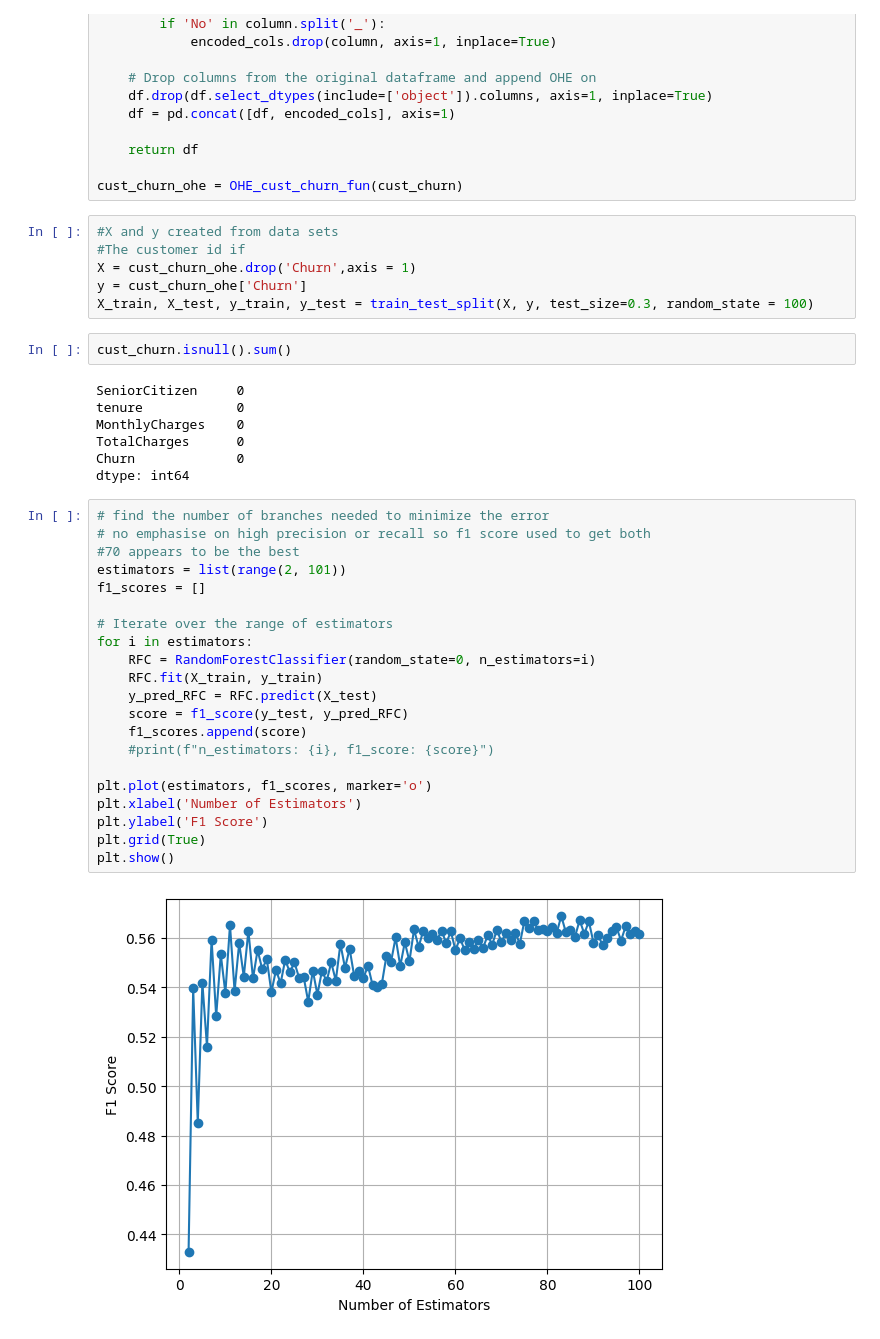
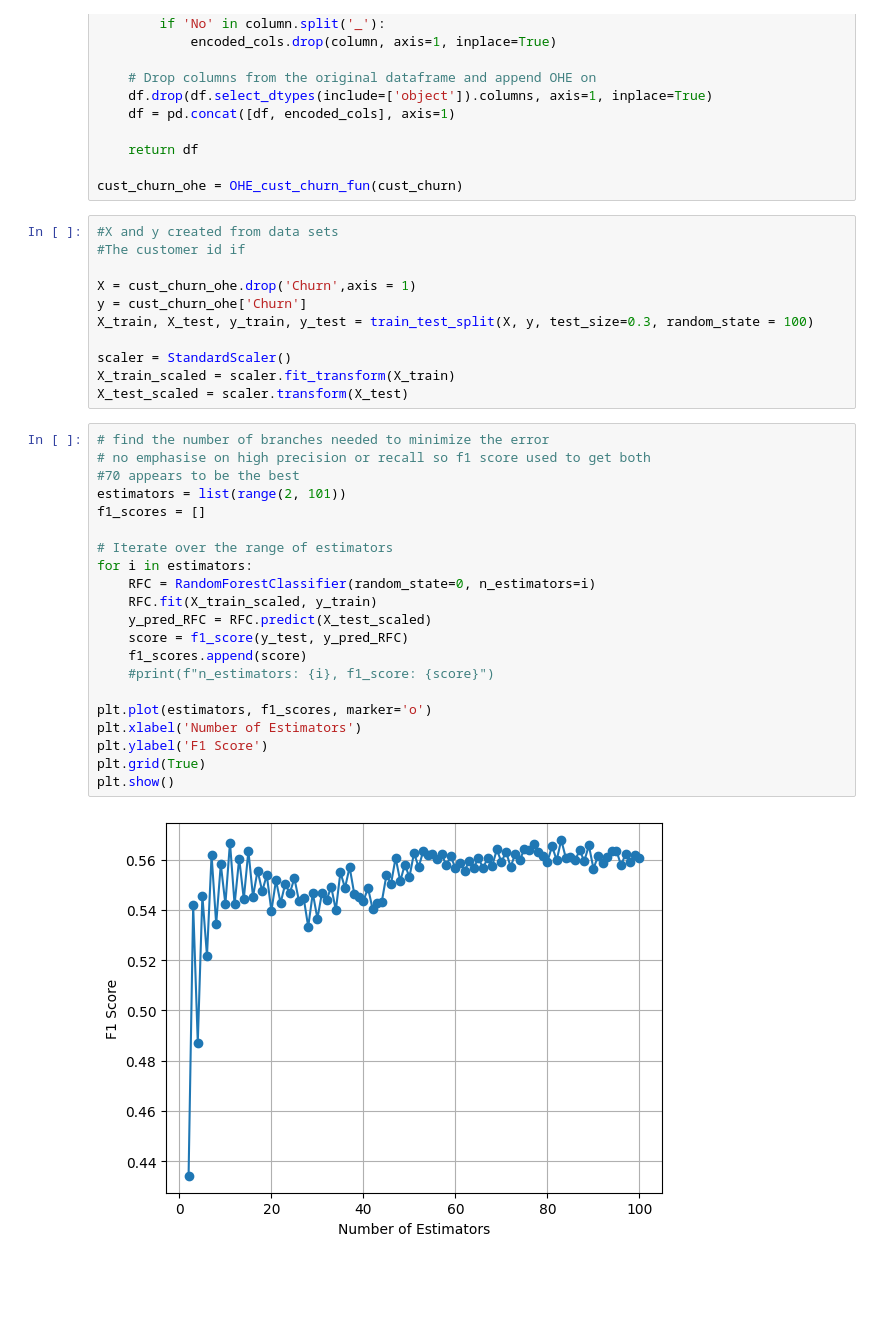
Before and after one commit to Benedictgr97/Customer-churn-prediction, a Jupyter notebook: Teleco customer churn.ipynb, the cells around one changed output. Cells and saved outputs as stored; diff of their text form; blank space fills up the shorter version.

```diff
--- a/Teleco customer churn.ipynb
+++ b/Teleco customer churn.ipynb
@@ -133,40 +131,36 @@ cust_churn_ohe = OHE_cust_churn_fun(cust_churn)
 # %%
 #X and y created from data sets
 #The customer id if
+
 X = cust_churn_ohe.drop('Churn',axis = 1)
 y = cust_churn_ohe['Churn']
 X_train, X_test, y_train, y_test = train_test_split(X, y, test_size=0.3, random_state = 100)
+
+scaler = StandardScaler()
+X_train_scaled = scaler.fit_transform(X_train)
+X_test_scaled = scaler.transform(X_test)
-# %%
-cust_churn.isnull().sum()
-# %% [output]
-SeniorCitizen     0
-tenure            0
-MonthlyCharges    0
-TotalCharges      0
-Churn             0
-dtype: int64
 # %%
 # find the number of branches needed to minimize the error
 # no emphasise on high precision or recall so f1 score used to get both
 #70 appears to be the best
 estimators = list(range(2, 101))
 f1_scores = []
 
 # Iterate over the range of estimators
 for i in estimators:
     RFC = RandomForestClassifier(random_state=0, n_estimators=i)
-    RFC.fit(X_train, y_train)
-    y_pred_RFC = RFC.predict(X_test)
+    RFC.fit(X_train_scaled, y_train)
+    y_pred_RFC = RFC.predict(X_test_scaled)
     score = f1_score(y_test, y_pred_RFC)
     f1_scores.append(score)
     #print(f"n_estimators: {i}, f1_score: {score}")
 
 plt.plot(estimators, f1_scores, marker='o')
 plt.xlabel('Number of Estimators')
 plt.ylabel('F1 Score')
 plt.grid(True)
 plt.show()
 # %% [output]
-[figure, old version]
+[figure, new version]
 # %%
 #C = 1 has the highest f1 score appears to be the best the same method
```
Also changed, not shown: parts of 7 cells of this notebook.
